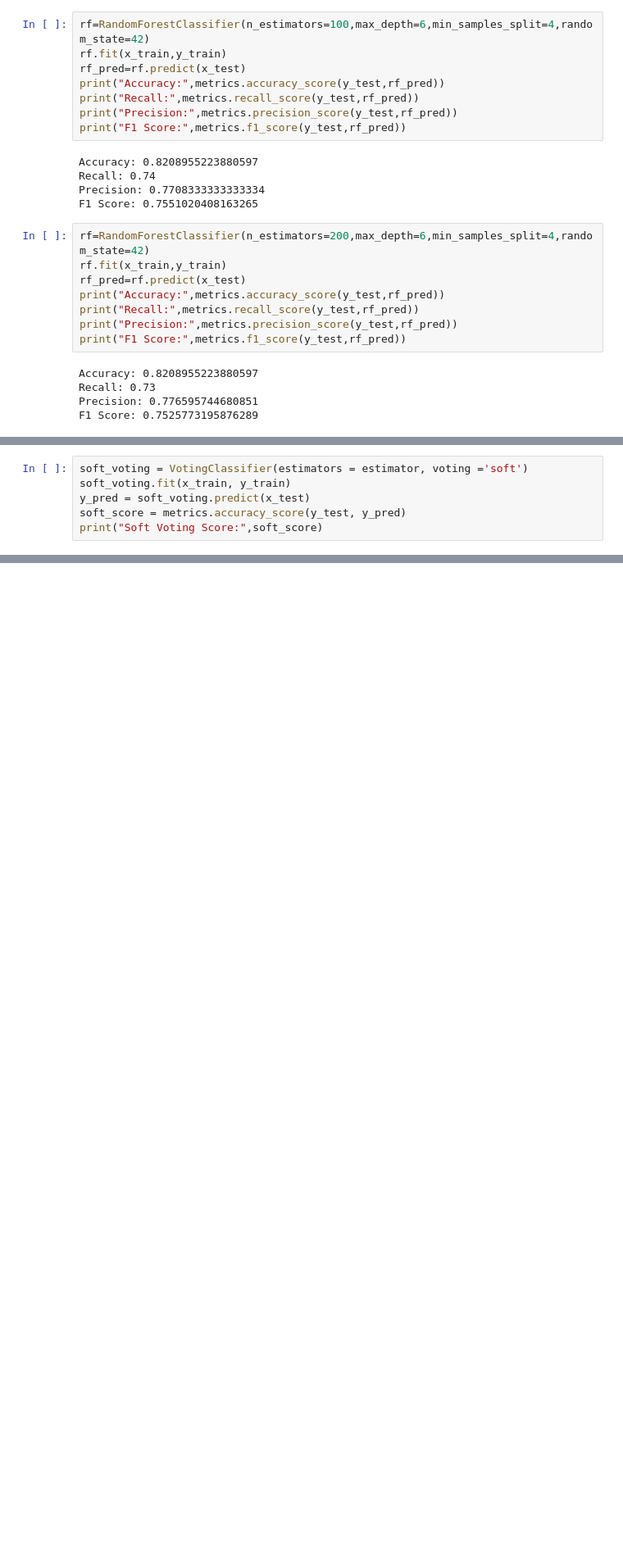
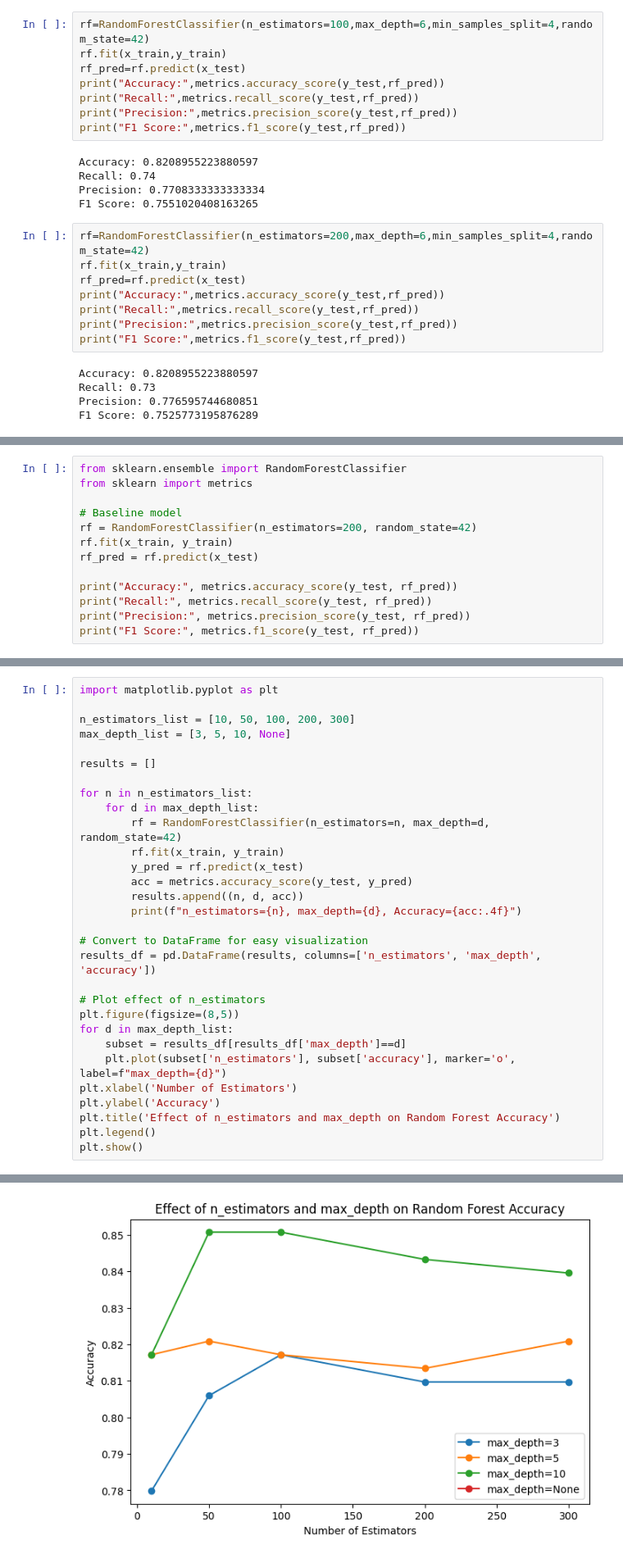
Before and after one commit to Spandana2704/ML, a Jupyter notebook: Ensemble.ipynb, the cells around one changed output, grey strips where cells are left out. Shown at 82% size. Saved outputs shown, nothing was run; the diff lists cells and outputs as text; blank space fills up the shorter version.

Commit message:
Ensemble

```diff
--- a/Ensemble.ipynb
+++ b/Ensemble.ipynb
@@ -222,6 +187,0 @@ Hard Voting Score 0.835820895522388
-# %%
-soft_voting = VotingClassifier(estimators = estimator, voting ='soft')
-soft_voting.fit(x_train, y_train)
-y_pred = soft_voting.predict(x_test)
-soft_score = metrics.accuracy_score(y_test, y_pred)
-print("Soft Voting Score:",soft_score)
@@ -263,0 +407,13 @@ Soft Voting Score: 0.832089552238806
+# %%
+from sklearn.ensemble import RandomForestClassifier
+from sklearn import metrics
+
+# Baseline model
+rf = RandomForestClassifier(n_estimators=200, random_state=42)
+rf.fit(x_train, y_train)
+rf_pred = rf.predict(x_test)
+
+print("Accuracy:", metrics.accuracy_score(y_test, rf_pred))
+print("Recall:", metrics.recall_score(y_test, rf_pred))
+print("Precision:", metrics.precision_score(y_test, rf_pred))
+print("F1 Score:", metrics.f1_score(y_test, rf_pred))
@@ -263,0 +425,31 @@ Soft Voting Score: 0.832089552238806
+# %%
+import matplotlib.pyplot as plt
+
+n_estimators_list = [10, 50, 100, 200, 300]
+max_depth_list = [3, 5, 10, None]
+
+results = []
+
+for n in n_estimators_list:
+    for d in max_depth_list:
+        rf = RandomForestClassifier(n_estimators=n, max_depth=d, random_state=42)
+        rf.fit(x_train, y_train)
+        y_pred = rf.predict(x_test)
+        acc = metrics.accuracy_score(y_test, y_pred)
+        results.append((n, d, acc))
+        print(f"n_estimators={n}, max_depth={d}, Accuracy={acc:.4f}")
+
+# Convert to DataFrame for easy visualization
+results_df = pd.DataFrame(results, columns=['n_estimators', 'max_depth', 'accuracy'])
+
+# Plot effect of n_estimators
+plt.figure(figsize=(8,5))
+for d in max_depth_list:
+    subset = results_df[results_df['max_depth']==d]
+    plt.plot(subset['n_estimators'], subset['accuracy'], marker='o', label=f"max_depth={d}")
+plt.xlabel('Number of Estimators')
+plt.ylabel('Accuracy')
+plt.title('Effect of n_estimators and max_depth on Random Forest Accuracy')
+plt.legend()
+plt.show()
+# %% [output]
@@ -263,0 +476 @@ Soft Voting Score: 0.832089552238806
+[figure, added]
```
Also changed, not shown: parts of 48 cells of this notebook.
